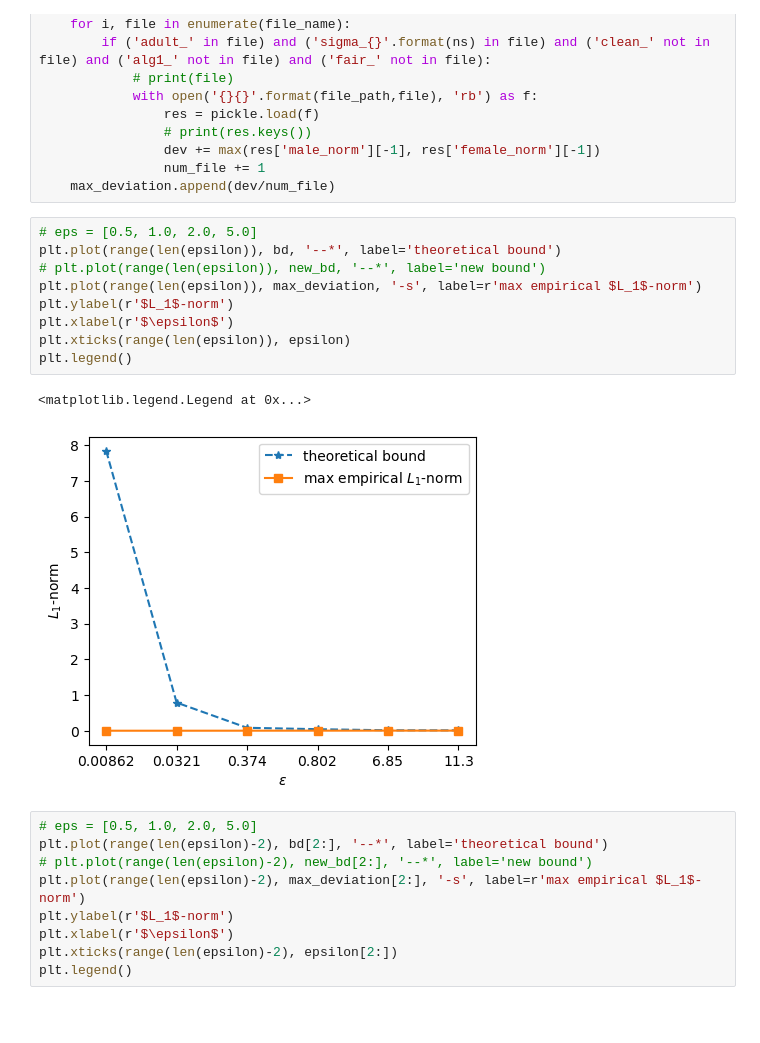
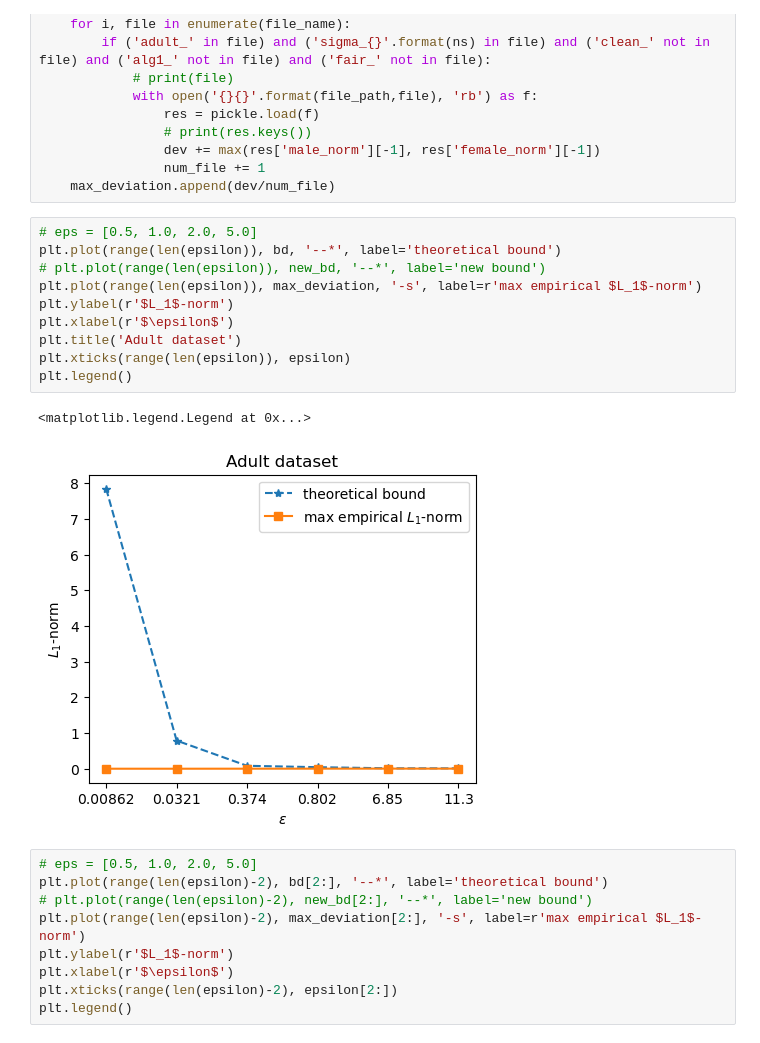
Before and after one commit to khangtran2020/FairDP, a Jupyter notebook: Error_Analysis.ipynb, the cells around one changed output. Cells and saved outputs as stored; diff of their text form; blank space fills up the shorter version.

```diff
--- a/Error_Analysis.ipynb
+++ b/Error_Analysis.ipynb
@@ -62,15 +65,16 @@ for ns in noise_scale:
 # %%
 # eps = [0.5, 1.0, 2.0, 5.0]
 plt.plot(range(len(epsilon)), bd, '--*', label='theoretical bound')
 # plt.plot(range(len(epsilon)), new_bd, '--*', label='new bound')
 plt.plot(range(len(epsilon)), max_deviation, '-s', label=r'max empirical $L_1$-norm')
 plt.ylabel(r'$L_1$-norm')
 plt.xlabel(r'$\epsilon$')
+plt.title('Adult dataset')
 plt.xticks(range(len(epsilon)), epsilon)
 plt.legend()
 # %% [output]
 <matplotlib.legend.Legend at 0x...>
-[figure, old version]
+[figure, new version]
 # %%
 # eps = [0.5, 1.0, 2.0, 5.0]
 plt.plot(range(len(epsilon)-2), bd[2:], '--*', label='theoretical bound')
```
Also changed, not shown: parts of 27 cells of this notebook, 4 other files.
